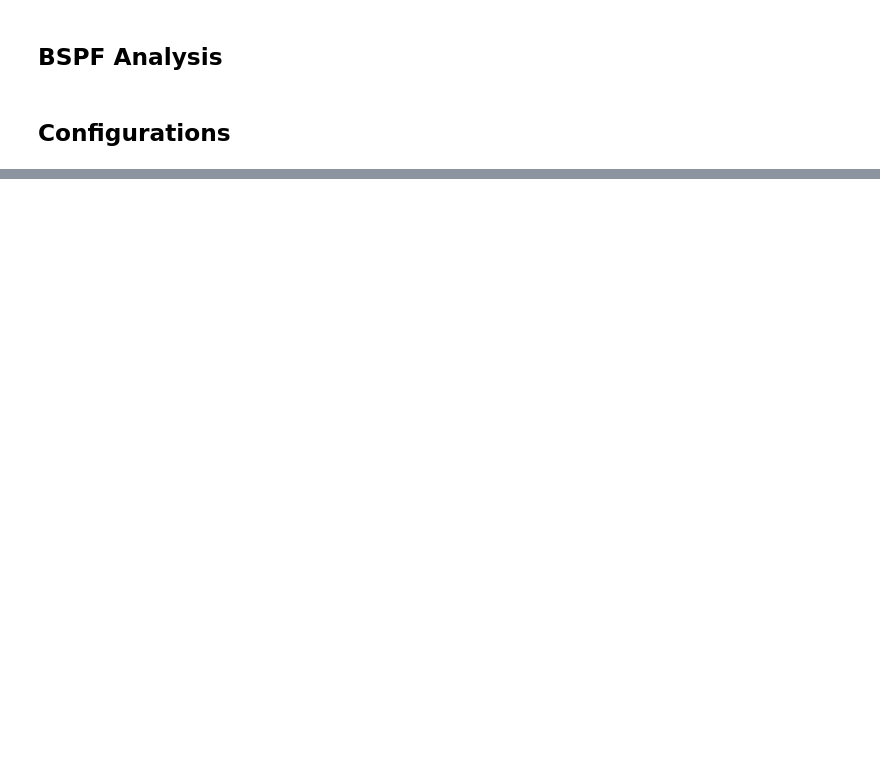
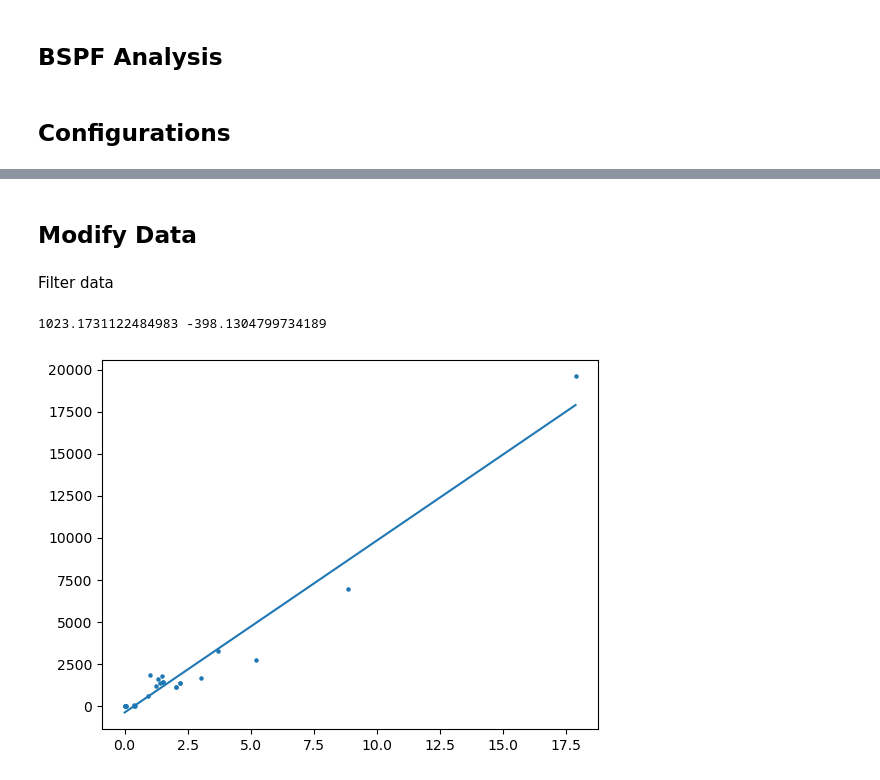
Before and after one commit to andbrocode/notebooks2, a Jupyter notebook: BSPF/BSPF_Analysis.ipynb, the cells around one changed output, grey strips where cells are left out. Cells and saved outputs as stored; diff of their text form; code cells hidden in the pictures; blank space fills up the shorter version.

```diff
--- a/BSPF/BSPF_Analysis.ipynb
+++ b/BSPF/BSPF_Analysis.ipynb
@@ -22,6 +25,7 @@ elif os.uname().nodename == 'kilauea':
 config = {}
 
 config['path_to_data'] = data_path+"BSPF/data/"
+config['path_to_data'] = "~/Desktop/BSPF/data/"
 
 config['path_to_catalogs'] = data_path+"BSPF/data/catalogs/"
 
@@ -52,0 +39,29 @@ data
+# %% [markdown]
+## Modify Data
+# %%
+data['RPFO_H'] = np.sqrt(data.RPFO_BJN_Amax**2 + data.RPFO_BJE_Amax**2)
+data['PFO_H'] = np.sqrt(data.PFO_BHN_Amax**2 + data.PFO_BHE_Amax**2)
+data['BSPF_H'] = np.sqrt(data.BSPF_HJN_Amax**2 + data.BSPF_HJE_Amax**2)
+# %% [markdown]
+Filter data
+# %%
+data2 = data[data.CoincidenceSum == 6]
+# %%
+scale = 1e6
+
+x_array = data2.BSPF_HJZ_Amax*scale
+y_array = 0.5*data2.PFO_H*scale
+# %%
+# b,a = __compute_orthogonal_distance_regression(x_array, y_array, xerr=None, yerr=None, bx=None, by=None)
+b, a = __compute_linear_regression(x_array, y_array, intercept_is_zero=False)
+
+
+x = np.linspace(x_array.min(), x_array.max(), 100)
+
+
+plt.scatter(x_array, y_array, s=20, marker=".")
+plt.plot(x, b*x+a)
+print( b, a)
+# %% [output]
+1023.1731122484983 -398.1304799734189
+[figure, added]
```
Also changed, not shown: parts of 10 cells of this notebook, 7 other files.
